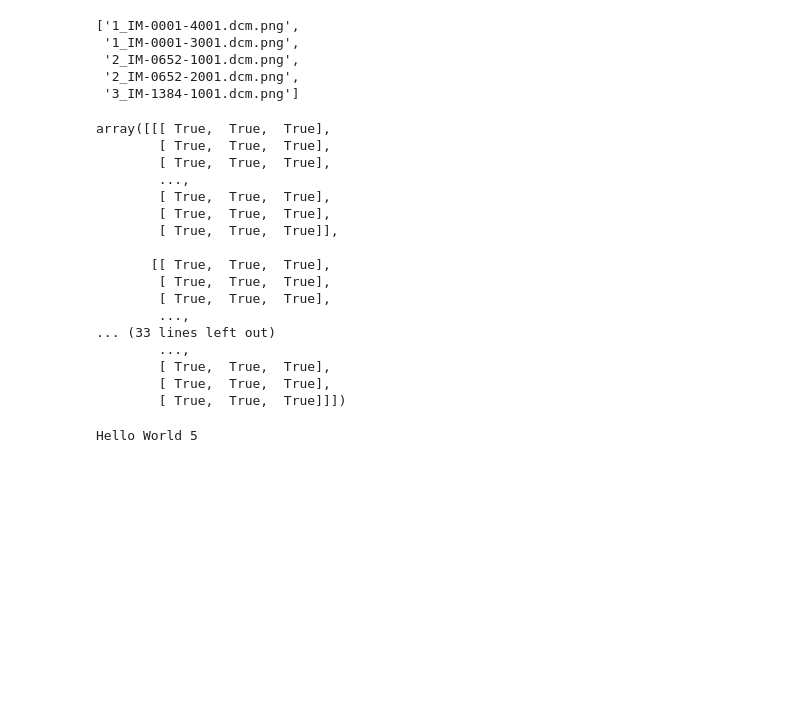
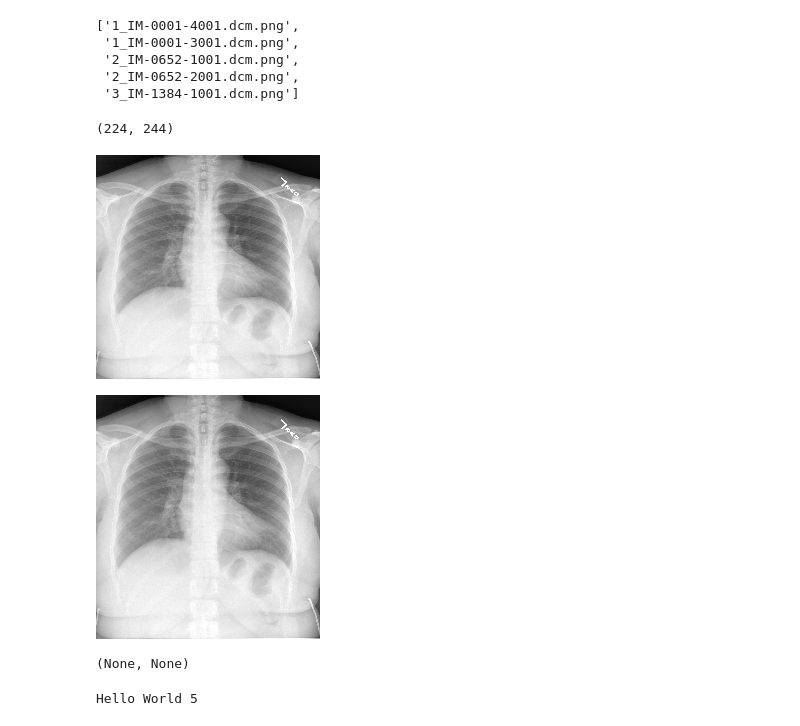
Before and after one commit to AbdulWahabRaza123/Report-generation-work, a Jupyter notebook: 1)FYPImportDataAndResizeImages.ipynb, the cells around one changed output. Cells and saved outputs as stored; diff of their text form; code cells hidden in the pictures; blank space fills up the shorter version.

```diff
--- a/1)FYPImportDataAndResizeImages.ipynb
+++ b/1)FYPImportDataAndResizeImages.ipynb
@@ -233,8 +219,8 @@ from google.colab.patches import cv2_imshow
 # %%
 img=[]
 for t in images:
-  temp_img=cv2.imread("/content/images/images_normalized/"+t.numpy().decode('utf-8'))
-  temp_img=cv2.resize(temp_img,(128,128))
+  temp_img=cv2.imread("/content/images/images_normalized/"+t.numpy().decode('utf-8'),0)
+  temp_img=cv2.resize(temp_img,(224,244))
   img.append(temp_img)
 # %%
 cv2_imshow(img[0])
@@ -267,27 +255,18 @@ store_img_path[:5]
  '2_IM-0652-2001.dcm.png',
  '3_IM-1384-1001.dcm.png']
 # %%
-temp_img=cv2.imread("/content/images/images_normalized/"+store_img_path[0])
-temp_img=cv2.resize(temp_img,(128,128))
-(img[0]==temp_img)==True
+temp_img=cv2.imread("/content/images/images_normalized/"+store_img_path[200],0)
+temp_img=cv2.resize(temp_img,(224,224))
-# %% [output]
-array([[[ True,  True,  True],
-        [ True,  True,  True],
-        [ True,  True,  True],
-        ...,
-        [ True,  True,  True],
-        [ True,  True,  True],
-        [ True,  True,  True]],
-
-       [[ True,  True,  True],
-        [ True,  True,  True],
-        [ True,  True,  True],
-        ...,
-... (33 lines left out)
-        ...,
-        [ True,  True,  True],
-        [ True,  True,  True],
-        [ True,  True,  True]]])
+# %%
+len(temp_img),len(img[0])
+# %% [output]
+(224, 244)
+# %%
+cv2_imshow(temp_img),cv2_imshow(img[200])
+# %% [output]
+[figure, added]
+[figure, added]
+(None, None)
 # %%
 for i in range(0,len(store_img_path)):
   cv2.imwrite(f'/content/drive/MyDrive/FYP/images/{store_img_path[i]}',img[i])
```
Also changed, not shown: parts of 9 cells of this notebook.
